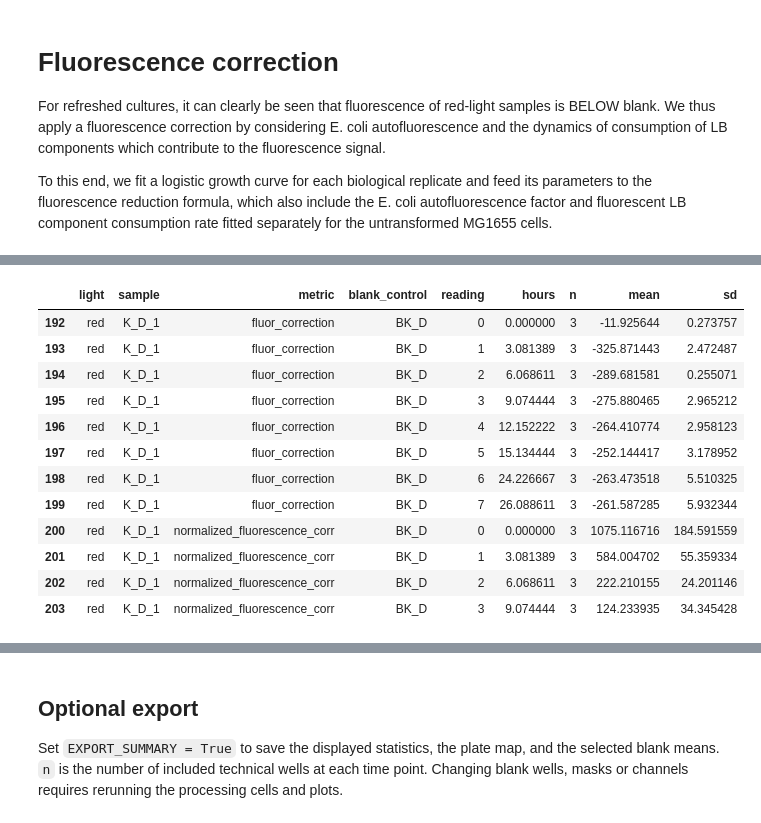
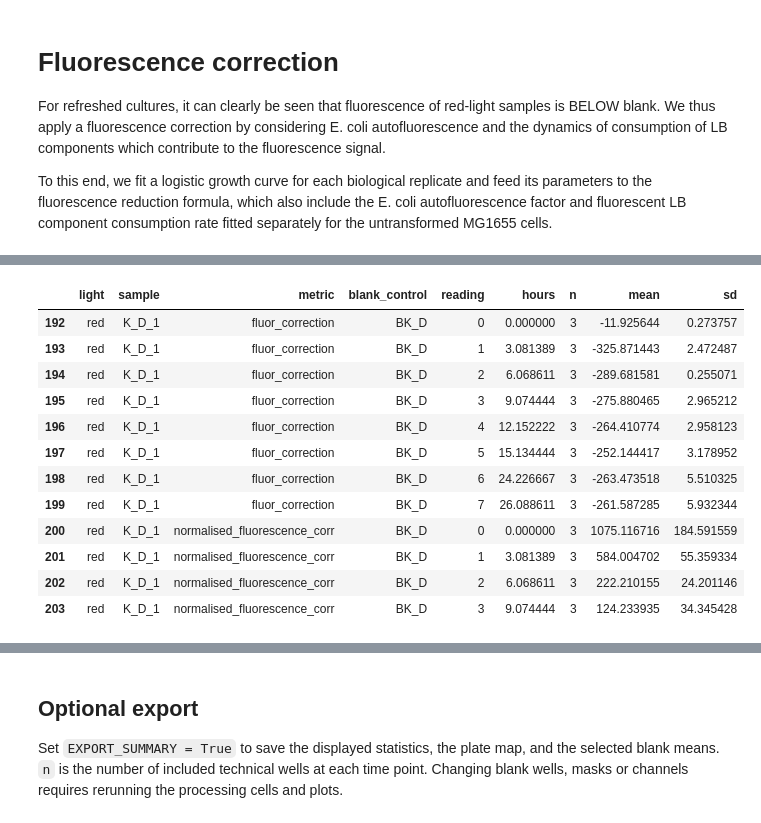
Before and after one commit to KSechkar/CcaSolitaiRe, a Jupyter notebook: Yuhang/analyse_diya.ipynb, the cells around one changed output, grey strips where cells are left out. Saved outputs shown, nothing was run; the diff lists cells and outputs as text; code cells hidden in the pictures.

```diff
--- a/Yuhang/analyse_diya.ipynb
+++ b/Yuhang/analyse_diya.ipynb
@@ -262,24 +272,24 @@ for light in LIGHTS:
         for label, wells in blank_wells[light].items()
     }
 
-    # Normalize measurements for selected samples; blanks/media/unselected samples get nans
+    # normalise measurements for selected samples; blanks/media/unselected samples get nans
     ## initialize with nans
     processed[light] = {metric: np.full_like(od_raw, np.nan)
-                        for metric in ['od600', 'normalized_fluorescence']}
+                        for metric in ['od600', 'normalised_fluorescence']}
     for sample in SELECTED_SAMPLES:
         idx = sample_indices(sample, light)
         label = sample_blank[sample]
         blank = blanks[light][label]
-        # normalize the OD and floor it
+        # normalise the OD and floor it
         od_delta = od_raw[idx] - blank['OD600']
         od = np.maximum(od_delta, 0.005)
 
-        # normalize the fluorescence and floor it
-        normalized = np.maximum((flu_raw[idx] - blank[PROBE_CHANNEL]) / od, 0)
+        # normalise the fluorescence and floor it
+        normalised = np.maximum((flu_raw[idx] - blank[PROBE_CHANNEL]) / od, 0)
 
         # gather the processed data
         processed[light]['od600'][idx] = od
-        processed[light]['normalized_fluorescence'][idx] = normalized
+        processed[light]['normalised_fluorescence'][idx] = normalised
         qc_rows.append({'light': light, 'sample': sample, 'blank_control': label,
                         'blank_wells': ','.join(blank_wells[light][label]),
                         'technical_wells': len(idx),
@@ -373,7 +383,7 @@ Plot measurements:
 COLORS = {'red': 'crimson', 'green': 'darkgreen'}
 DASHES = ['solid', 'dashed', 'dotted']
 LABELS = {'od600': 'Blanked OD600',
-          'normalized_fluorescence': f'{PROBE_CHANNEL} / OD600 (blanked, AU)'}
+          'normalised_fluorescence': f'{PROBE_CHANNEL} / OD600 (blanked, AU)'}
 
 # figure creation function
 def new_figure(title, ylabel, metric=None):
@@ -506,7 +516,8 @@ for sample in SELECTED_SAMPLES:
         time_points=(np.asarray(time_points)).flatten()
         od_points=(np.asarray(od_points)).flatten()
         # fit the logistic curve
-        r, Nmax, N0 = curve_fit(logistic_growth, time_points, od_points)[0]
+        valid_points = np.isfinite(time_points) & np.isfinite(od_points)
+        r, Nmax, N0 = curve_fit(logistic_growth, time_points[valid_points], od_points[valid_points])[0]
         logistic_params[sample][light] = {'r': r, 'Nmax': Nmax, 'N0': N0}
 
 # PLOT LOGISTIC GROWTH CURVES
@@ -559,7 +570,7 @@ for light in LIGHTS:
     flu_raw = raw[light][PROBE_CHANNEL].to_numpy()
     # initialise the fluorescence correction and corrected fluorescence values
     processed[light]['fluor_correction'] = np.full_like(processed[light]['od600'], np.nan)
-    processed[light]['normalized_fluorescence_corr'] = np.full_like(processed[light]['od600'], np.nan)
+    processed[light]['normalised_fluorescence_corr'] = np.full_like(processed[light]['od600'], np.nan)
     for sample in SELECTED_SAMPLES:
         # get the sample label and the corresponding blank
         idx = sample_indices(sample, light)
@@ -576,23 +587,23 @@ for light in LIGHTS:
         # get the corrected fluorescence values
         fluor_corrected = flu_raw[idx] - blank[PROBE_CHANNEL] - processed[light]['fluor_correction'][idx]
         # normalise the corrected fluorescence values
-        processed[light]['normalized_fluorescence_corr'][idx] = np.maximum(fluor_corrected / processed[light]['od600'][idx], 0)
+        processed[light]['normalised_fluorescence_corr'][idx] = np.maximum(fluor_corrected / processed[light]['od600'][idx], 0)
 
 # Find fold-changes using corresponding technical wells for each sample.
 for light in ['red', 'green']:
-    processed[light]['fold_change'] = np.full_like(processed[light]['normalized_fluorescence_corr'], np.nan)
+    processed[light]['fold_change'] = np.full_like(processed[light]['normalised_fluorescence_corr'], np.nan)
 for sample in SELECTED_SAMPLES:
     red_idx = sample_indices(sample, 'red')
     green_idx = sample_indices(sample, 'green')
-    red_values = processed['red']['normalized_fluorescence_corr'][red_idx]
-    green_values = processed['green']['normalized_fluorescence_corr'][green_idx]
+    red_values = processed['red']['normalised_fluorescence_corr'][red_idx]
+    green_values = processed['green']['normalised_fluorescence_corr'][green_idx]
     processed['red']['fold_change'][red_idx] = 1.0
     processed['green']['fold_change'][green_idx] = np.divide(
         green_values, red_values, out=np.full_like(green_values, np.nan), where=red_values > 0,
     )
 # %%
 # APPLY MASKING AND WRITE THE ULTIMATE RESULTS IN SUMMARY
-correction_metrics = ['fluor_correction', 'normalized_fluorescence_corr', 'fold_change']
+correction_metrics = ['fluor_correction', 'normalised_fluorescence_corr', 'fold_change']
 correction_rows = []
 for light in LIGHTS:
     for sample in SELECTED_SAMPLES:
@@ -601,37 +612,37 @@ for light in LIGHTS:
             values = processed[light][metric]
             for t, hours in enumerate(times[light]):
                 included_mask = masks[light][idx, t].copy()
                 if metric == 'fold_change' and light == 'green':
                     included_mask &= masks['red'][sample_indices(sample, 'red'), t]
                 included = values[idx, t][included_mask]
                 if metric == 'fold_change':
                     included = included[np.isfinite(included)]
                 correction_rows.append(dict(light=light, sample=sample, metric=metric,
                     blank_control=sample_blank[sample], reading=t, hours=hours, n=len(included),
                     mean=included.mean() if len(included) else np.nan,
                     sd=included.std(ddof=0) if len(included) else np.nan))
 
 
 # Replace these metrics on reruns while retaining the other summary values.
 summary = pd.concat([
     summary.loc[~summary['metric'].isin(correction_metrics)],
     pd.DataFrame(correction_rows),
 ], ignore_index=True)
 display(summary.loc[summary['metric'].isin(correction_metrics)].head(12))
 # %% [output]
 |  | light | sample | metric | blank_control | reading | hours | n | mean | sd |
 | 192 | red | K_D_1 | fluor_correction | BK_D | 0 | 0.000000 | 3 | -11.925644 | 0.273757 |
 | 193 | red | K_D_1 | fluor_correction | BK_D | 1 | 3.081389 | 3 | -325.871443 | 2.472487 |
 | 194 | red | K_D_1 | fluor_correction | BK_D | 2 | 6.068611 | 3 | -289.681581 | 0.255071 |
 | 195 | red | K_D_1 | fluor_correction | BK_D | 3 | 9.074444 | 3 | -275.880465 | 2.965212 |
 | 196 | red | K_D_1 | fluor_correction | BK_D | 4 | 12.152222 | 3 | -264.410774 | 2.958123 |
 | 197 | red | K_D_1 | fluor_correction | BK_D | 5 | 15.134444 | 3 | -252.144417 | 3.178952 |
 | 198 | red | K_D_1 | fluor_correction | BK_D | 6 | 24.226667 | 3 | -263.473518 | 5.510325 |
 | 199 | red | K_D_1 | fluor_correction | BK_D | 7 | 26.088611 | 3 | -261.587285 | 5.932344 |
-| 200 | red | K_D_1 | normalized_fluorescence_corr | BK_D | 0 | 0.000000 | 3 | 1075.116716 | 184.591559 |
-| 201 | red | K_D_1 | normalized_fluorescence_corr | BK_D | 1 | 3.081389 | 3 | 584.004702 | 55.359334 |
-| 202 | red | K_D_1 | normalized_fluorescence_corr | BK_D | 2 | 6.068611 | 3 | 222.210155 | 24.201146 |
-| 203 | red | K_D_1 | normalized_fluorescence_corr | BK_D | 3 | 9.074444 | 3 | 124.233935 | 34.345428 |
+| 200 | red | K_D_1 | normalised_fluorescence_corr | BK_D | 0 | 0.000000 | 3 | 1075.116716 | 184.591559 |
+| 201 | red | K_D_1 | normalised_fluorescence_corr | BK_D | 1 | 3.081389 | 3 | 584.004702 | 55.359334 |
+| 202 | red | K_D_1 | normalised_fluorescence_corr | BK_D | 2 | 6.068611 | 3 | 222.210155 | 24.201146 |
+| 203 | red | K_D_1 | normalised_fluorescence_corr | BK_D | 3 | 9.074444 | 3 | 124.233935 | 34.345428 |
 # %%
 # PLOT FLUORESCENCE CORRECTIONS AND CORRECTED FLUORESCENCES
 LABELS.update({
```
Also changed, not shown: parts of 8 cells of this notebook, 3 other files.
